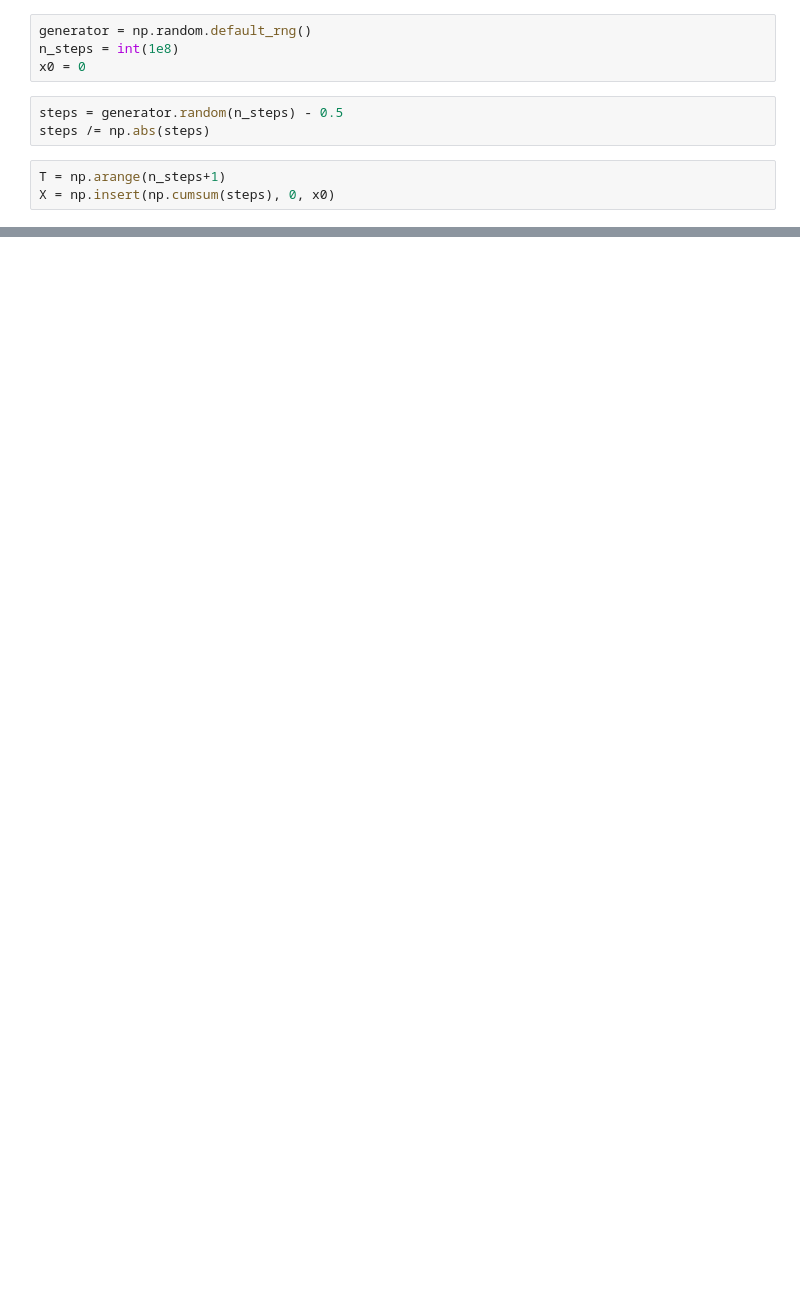
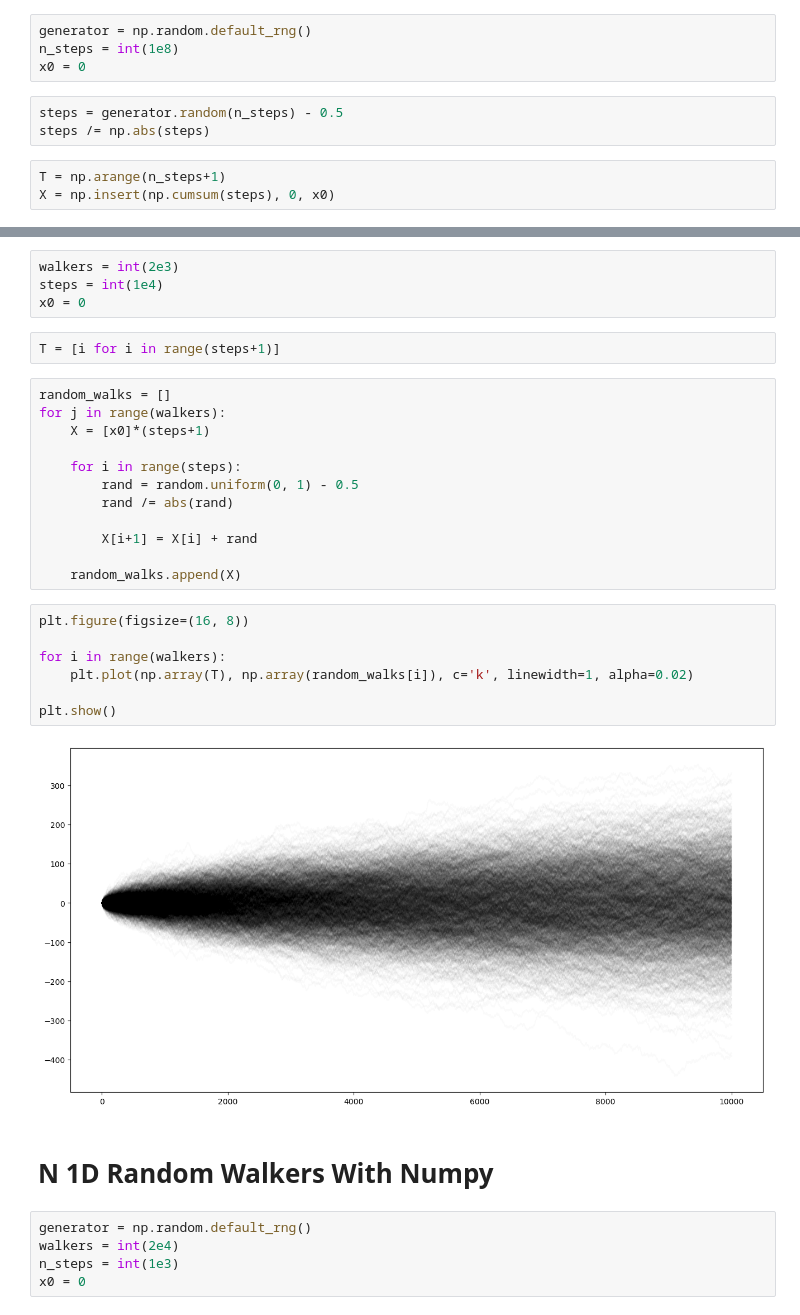
Before and after one commit to TheLightBringer616/Canal-Youtube, a Jupyter notebook: Otros/1D_RandomWalkers.ipynb, the cells around one changed output, grey strips where cells are left out. Cells and saved outputs as stored; diff of their text form; blank space fills up the shorter version.

```diff
--- a/Otros/1D_RandomWalkers.ipynb
+++ b/Otros/1D_RandomWalkers.ipynb
@@ -81,0 +82,34 @@ X, T = random_walker(1e3)
+# %%
+walkers = int(2e3)
+steps = int(1e4)
+x0 = 0
+# %%
+T = [i for i in range(steps+1)]
+# %%
+random_walks = []
+for j in range(walkers):
+    X = [x0]*(steps+1)
+
+    for i in range(steps):
+        rand = random.uniform(0, 1) - 0.5
+        rand /= abs(rand)
+
+        X[i+1] = X[i] + rand
+
+    random_walks.append(X)
+# %%
+plt.figure(figsize=(16, 8))
+
+for i in range(walkers):
+    plt.plot(np.array(T), np.array(random_walks[i]), c='k', linewidth=1, alpha=0.02)
+
+plt.show()
+# %% [output]
+[figure, added]
+# %% [markdown]
+# N 1D Random Walkers With Numpy
+# %%
+generator = np.random.default_rng()
+walkers = int(2e4)
+n_steps = int(1e3)
+x0 = 0
```
Also changed, not shown: parts of 23 cells of this notebook, 1 other file.
